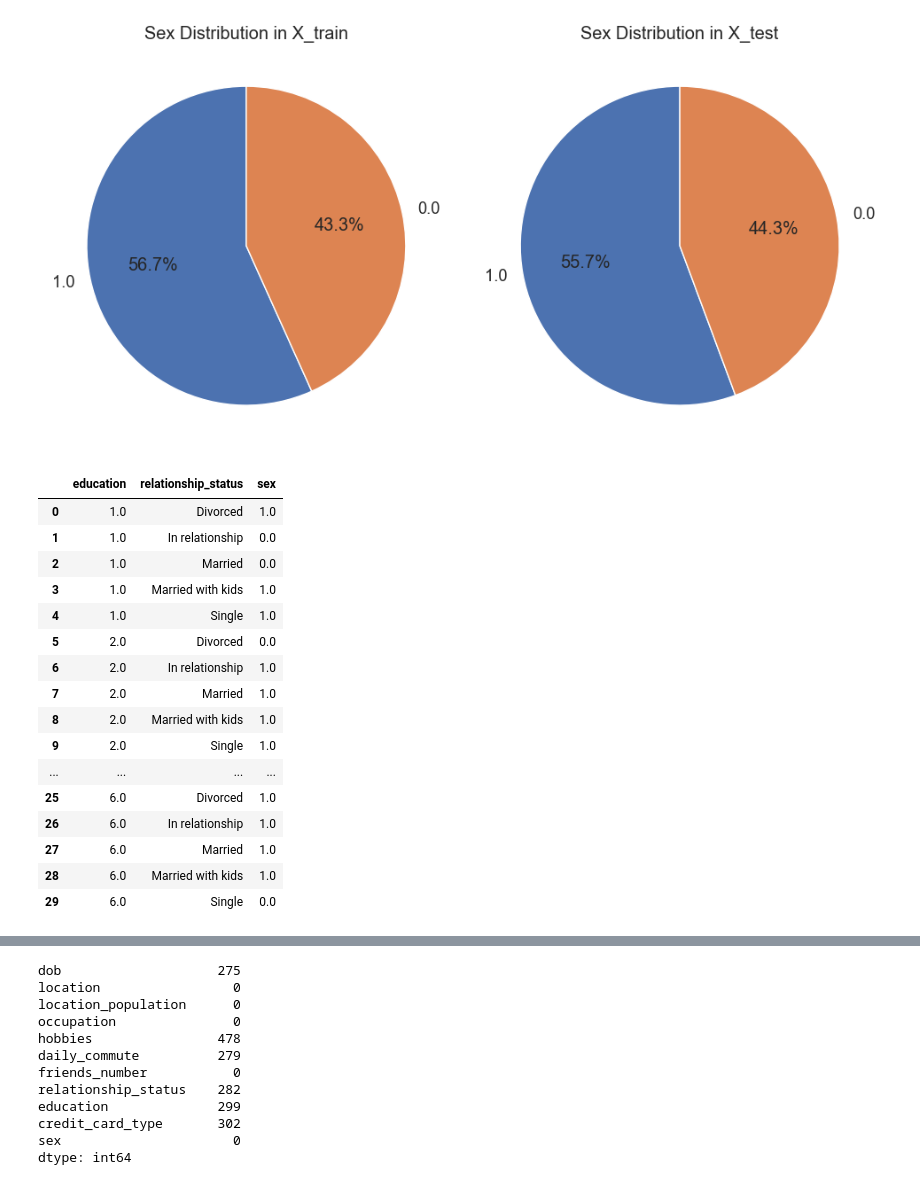
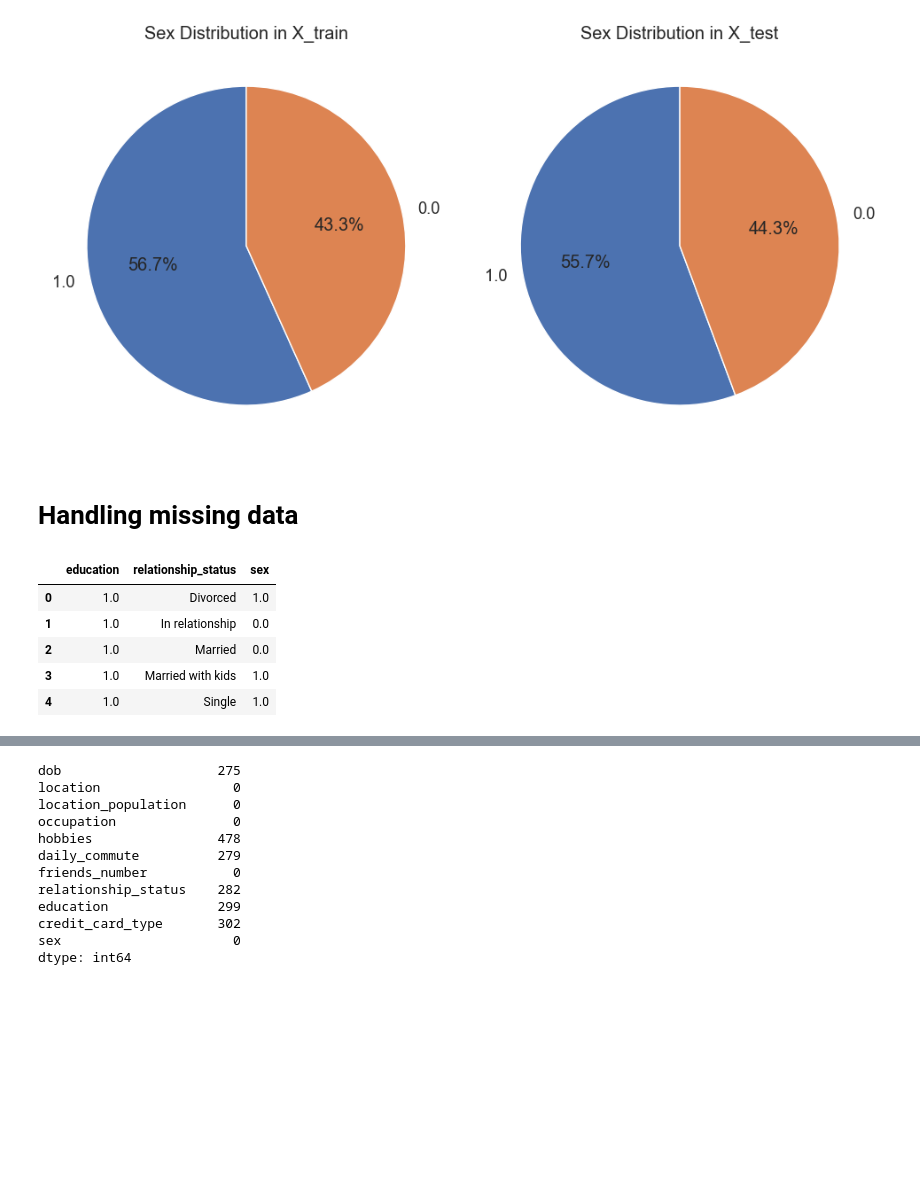
Before and after one commit to Bartoszcz28/Gym_Subscription, a Jupyter notebook: GymSubscription.ipynb, the cells around one changed output, grey strips where cells are left out. Cells and saved outputs as stored; diff of their text form; code cells hidden in the pictures; blank space fills up the shorter version.

Commit message:
Table of contents

```diff
--- a/GymSubscription.ipynb
+++ b/GymSubscription.ipynb
@@ -378,32 +389,24 @@ plt.tight_layout()  # To ensure adequate distance between charts
 plt.show()
 # %% [output]
 [figure]
+# %% [markdown]
+# Handling missing data
 # %%
 def get_mode(x):
     mode = scipy.stats.mode(x)
     return mode.mode
 # %%
+X_train = pd.DataFrame(X_train)
 sex_mode = X_train.groupby(['education', 'relationship_status']).agg({'sex': get_mode})
 sex_mode.reset_index(inplace=True)
-sex_mode
+sex_mode.head()
 # %% [output]
 |  | education | relationship_status | sex |
 | 0 | 1.0 | Divorced | 1.0 |
 | 1 | 1.0 | In relationship | 0.0 |
 | 2 | 1.0 | Married | 0.0 |
 | 3 | 1.0 | Married with kids | 1.0 |
 | 4 | 1.0 | Single | 1.0 |
-| 5 | 2.0 | Divorced | 0.0 |
-| 6 | 2.0 | In relationship | 1.0 |
-| 7 | 2.0 | Married | 1.0 |
-| 8 | 2.0 | Married with kids | 1.0 |
-| 9 | 2.0 | Single | 1.0 |
-| ... | ... | ... | ... |
-| 25 | 6.0 | Divorced | 1.0 |
-| 26 | 6.0 | In relationship | 1.0 |
-| 27 | 6.0 | Married | 1.0 |
-| 28 | 6.0 | Married with kids | 1.0 |
-| 29 | 6.0 | Single | 0.0 |
 # %%
 X_train = pd.merge(X_train, sex_mode, how='left', on=['education', 'relationship_status'])
 # Completion of missing data in the sex column
```
Also changed, not shown: parts of 8 cells of this notebook.
